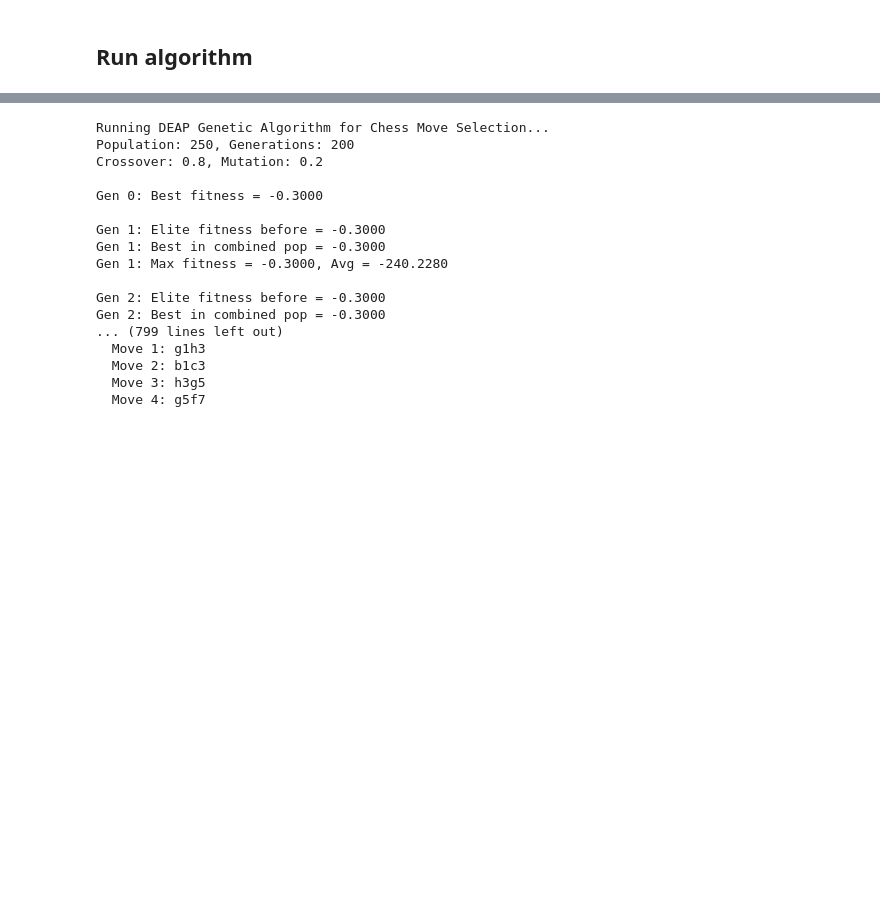
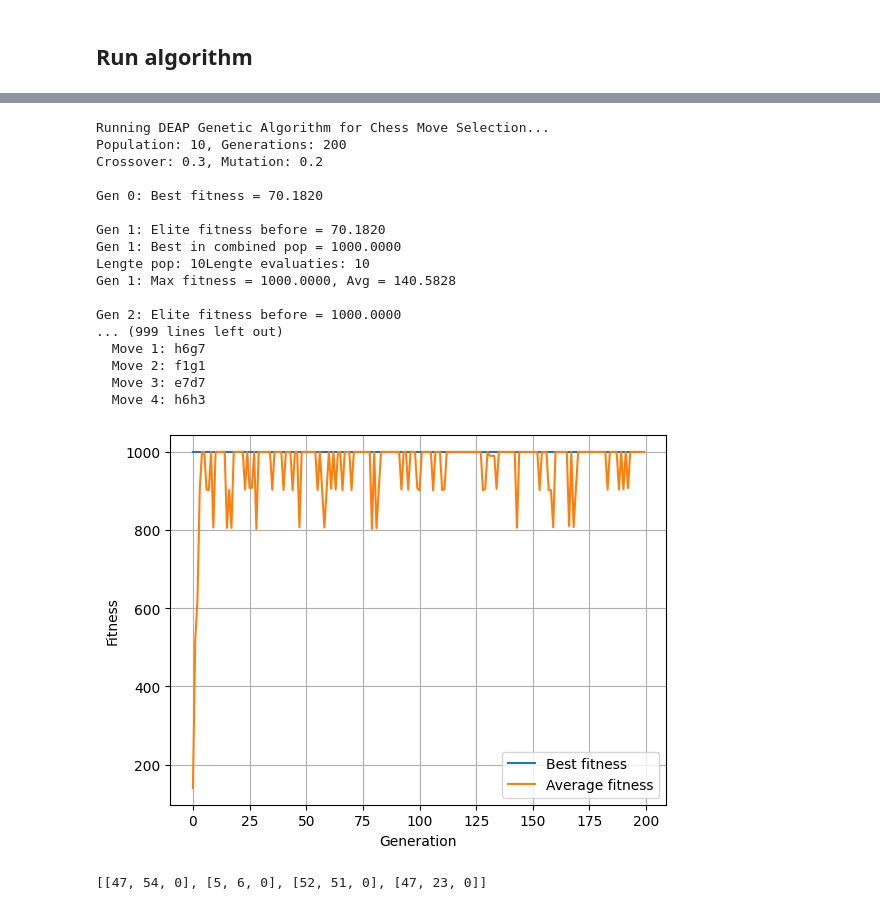
Before and after one commit to leendek/project_chess, a Jupyter notebook: project_genetic_algorithms.ipynb, the cells around one changed output, grey strips where cells are left out. Saved outputs shown, nothing was run; the diff lists cells and outputs as text; code cells hidden in the pictures; blank space fills up the shorter version.

Commit message:
update GA for multimove

```diff
--- a/project_genetic_algorithms.ipynb
+++ b/project_genetic_algorithms.ipynb
@@ -772,5 +832,6 @@ def evaluate_multi_fitness(individual, board, num_opponent_moves=n_moves/2):
 # %%
-def crossover_multi(ind1, ind2):
+# This type of crossover is not very useful for chess moves since it can create illegal sequences which will die anyway and just add computeral overhead
+def crossover_multi_old(ind1, ind2):
     """
     Crossover for sequence-based individuals.
     Randomly selects a crossover point and swaps the tails.
@@ -861,0 +1153,23 @@ def run_ga_deap_multi(n_pop, n_gen, cxpb, mutpb, board):
+# %%
+idx = random.randrange(len(samples))
+fen, move_uci, white_wins = samples[idx]
+
+board = chess.Board(fen)
+move = chess.Move.from_uci(move_uci)
+
+print("Number of legal moves on the board:", len(list(board.legal_moves)))
+print("=== BOARD BEFORE MOVE ===")
+print(board)
+print("\nSide to move:", "White" if board.turn else "Black")
+
+print("\nMating move (UCI):", move_uci)
+print("Mating move (SAN):", board.san(move))
+
+board.push(move)
+
+print("\n=== BOARD AFTER MOVE ===")
+print(board)
+
+print("\nCheckmate:", board.is_checkmate())
+print("\nCheck:", board.is_check())
+print("Winner:", "White" if white_wins else "Black")
@@ -874,52 +1206,64 @@ creator.create("Individual", list, fitness=creator.FitnessMax)
 toolbox = base.Toolbox()
 
 # Fixed board for evaluation
-eval_board = chess.Board()
+eval_board = chess.Board(fen)
 
 # Register operators
 toolbox.register("individual", functools.partial(create_multi_individual, eval_board))
 toolbox.register("population", functools.partial(create_multi_population, eval_board))
-toolbox.register("evaluate", functools.partial(evaluate_multi_fitness, board=eval_board))
+toolbox.register("evaluate", functools.partial(evaluate_multi_fitness_stepwise_opt, board=eval_board))
 
-toolbox.register("mate", crossover_multi)
-toolbox.register("mutate", tools.mutShuffleIndexes, indpb=0.1)
+toolbox.register("mate", crossover_multi,board=eval_board)
+toolbox.register("mutate", multi_mutate, board=eval_board)
 toolbox.register("select", selElitistAndRoulette, k_elitist=int(0.1*n_population))
 
 # Execute DEAP GA
 print("Running DEAP Genetic Algorithm for Chess Move Selection...")
 print(f"Population: {n_population}, Generations: {n_generations}")
 print(f"Crossover: {crossover_per}, Mutation: {mutation_per}\n")
 
-pop_deap, hof_deap, logbook_deap = run_ga_deap_multi(n_population, n_generations,
+pop_deap, hof_deap, logbook_deap, best_fit_deap, avg_fitness_deap = run_ga_deap_multi(n_population, n_generations,
                                                     crossover_per, mutation_per, eval_board)
 
 # Extract best solution
 best_individual_deap = hof_deap[0]
-best_fitness_deap = evaluate_multi_fitness(best_individual_deap, eval_board)
+best_fitness_deap = evaluate_multi_fitness_stepwise_opt(best_individual_deap, eval_board)
 
 print("\n" + "="*50)
 print("DEAP GA Results")
 print("="*50)
 print(f"Best evaluation found: {best_fitness_deap[0]:.3f}")
 print(f"Best sequence (moves):")
 for i, move_tuple in enumerate(best_individual_deap):
     move = chess.Move(move_tuple[0], move_tuple[1], move_tuple[2])
     print(f"  Move {i+1}: {move}")
+plt.plot(best_fit_deap, label="Best fitness")
+plt.plot(avg_fitness_deap, label="Average fitness")
+plt.xlabel("Generation")
+plt.ylabel("Fitness")
+plt.legend()
+plt.grid(True)
+plt.show()
 # %% [output]
 Running DEAP Genetic Algorithm for Chess Move Selection...
-Population: 250, Generations: 200
-Crossover: 0.8, Mutation: 0.2
+Population: 10, Generations: 200
+Crossover: 0.3, Mutation: 0.2
 
-Gen 0: Best fitness = -0.3000
+Gen 0: Best fitness = 70.1820
 
-Gen 1: Elite fitness before = -0.3000
-Gen 1: Best in combined pop = -0.3000
-Gen 1: Max fitness = -0.3000, Avg = -240.2280
+Gen 1: Elite fitness before = 70.1820
+Gen 1: Best in combined pop = 1000.0000
+Lengte pop: 10Lengte evaluaties: 10
+Gen 1: Max fitness = 1000.0000, Avg = 140.5828
 
-Gen 2: Elite fitness before = -0.3000
-Gen 2: Best in combined pop = -0.3000
-... (799 lines left out)
-  Move 1: g1h3
-  Move 2: b1c3
-  Move 3: h3g5
-  Move 4: g5f7
+Gen 2: Elite fitness before = 1000.0000
+... (999 lines left out)
+  Move 1: h6g7
+  Move 2: f1g1
+  Move 3: e7d7
+  Move 4: h6h3
+[figure, added]
+# %%
+best_individual_deap
+# %% [output]
+[[47, 54, 0], [5, 6, 0], [52, 51, 0], [47, 23, 0]]
```
Also changed, not shown: parts of 20 cells of this notebook.
